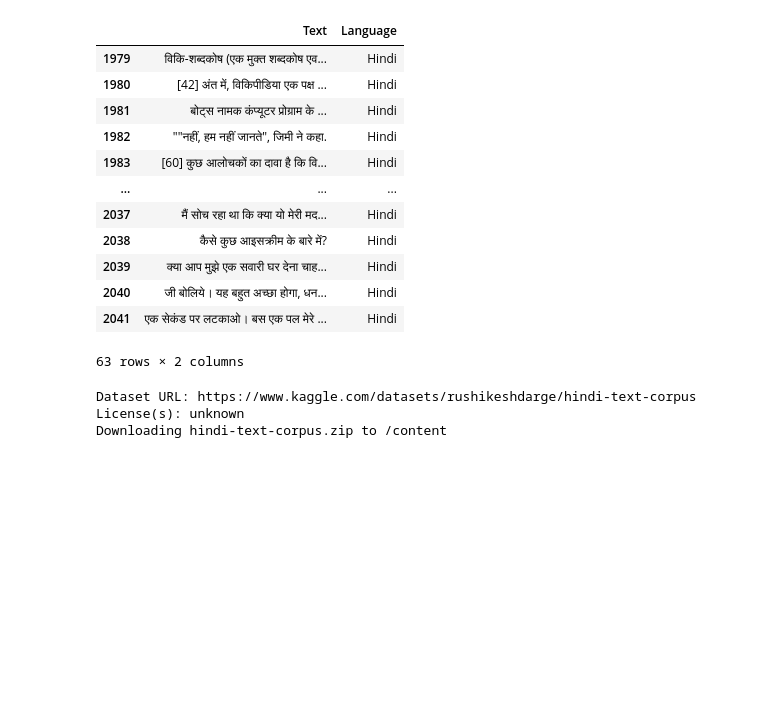
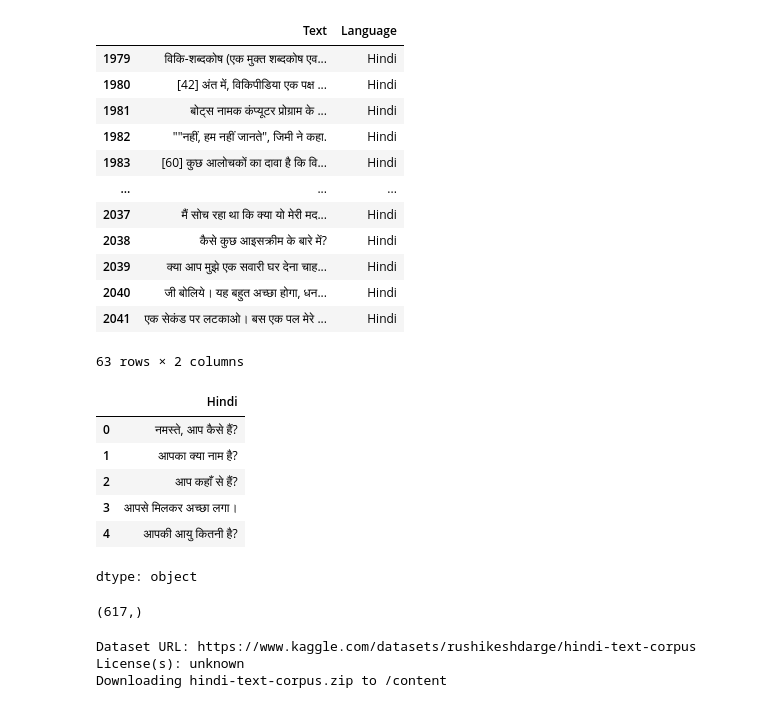
Before and after one commit to Abhilitcode/LanguageBuddy, a Jupyter notebook: LingoDetection.ipynb, the cells around one changed output. Cells and saved outputs as stored; diff of their text form; code cells hidden in the pictures; blank space fills up the shorter version.

```diff
--- a/LingoDetection.ipynb
+++ b/LingoDetection.ipynb
@@ -125,4 +156,20 @@ df[df['Language'] == 'Hindi']
 | 2040 | जी बोलिये। यह बहुत अच्छा होगा, धन... | Hindi |
 | 2041 | एक सेकंड पर लटकाओ। बस एक पल मेरे ... | Hindi |
 63 rows × 2 columns
+# %%
+hindi_data = new_hindi_df['Hindi']
+# %%
+hindi_data.head(5)
+# %% [output]
+|  | Hindi |
+| 0 | नमस्ते, आप कैसे हैं? |
+| 1 | आपका क्या नाम है? |
+| 2 | आप कहाँ से हैं? |
+| 3 | आपसे मिलकर अच्छा लगा। |
+| 4 | आपकी आयु कितनी है? |
+dtype: object
+# %%
+hindi_data.shape
+# %% [output]
+(617,)
 # %%
```
Also changed, not shown: parts of 45 cells of this notebook.
